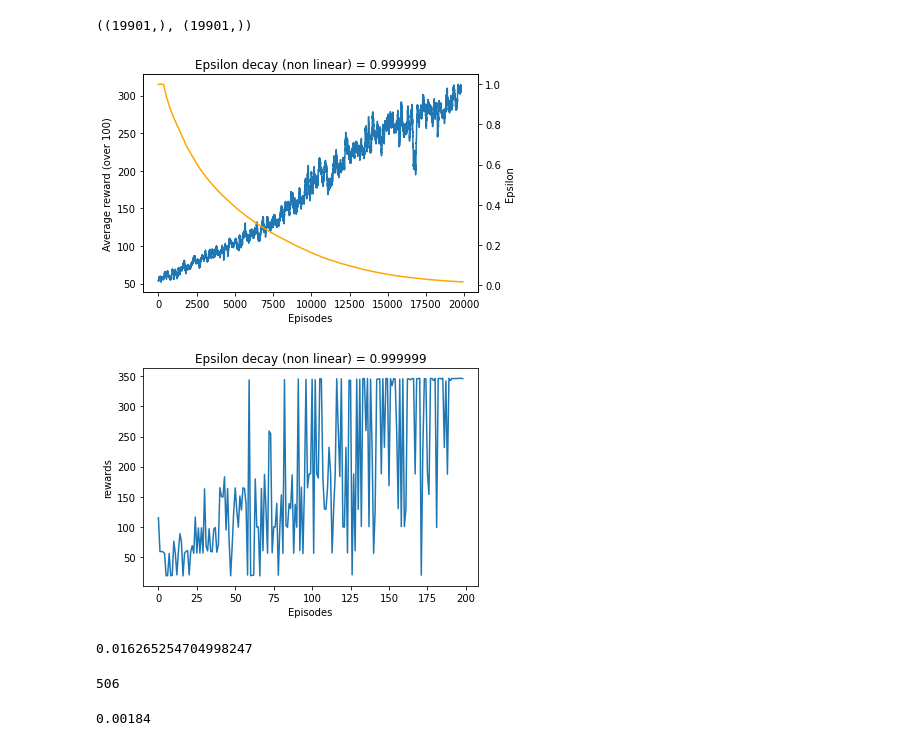
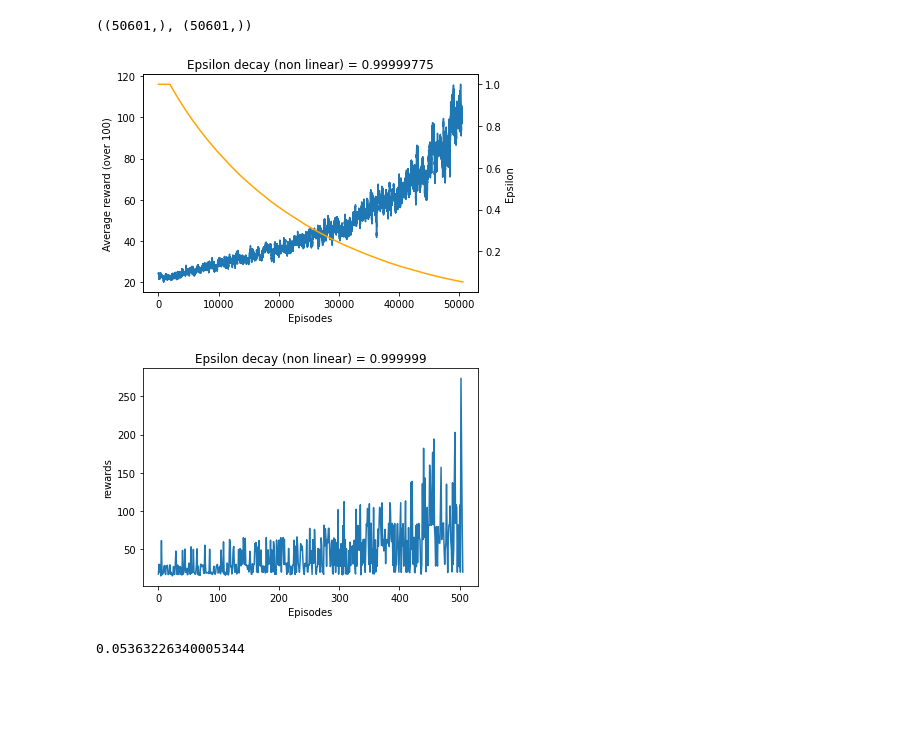
Before and after one commit to Seladus/ml-mario-qlearning, a Jupyter notebook: learning_plots.ipynb, the cells around one changed output. Saved outputs shown, nothing was run; the diff lists cells and outputs as text; code cells hidden in the pictures; blank space fills up the shorter version.

```diff
--- a/learning_plots.ipynb
+++ b/learning_plots.ipynb
@@ -7,12 +3,12 @@ import timeit
 import matplotlib.pyplot as plt
 # %%
-path_saves = "tmp/saves/models/ddqn_mario_custom_rewards"
-rewards = np.loadtxt(f"{path_saves}/rewards")
-epsilons = np.loadtxt(f"{path_saves}/epsilon")
+path_saves = "res"
+rewards = np.load(f"{path_saves}/rewards.npy")
+epsilons = np.load(f"{path_saves}/epsilon.npy")
 # %%
 rewards.shape, epsilons.shape
 # %% [output]
-((19901,), (19901,))
+((50601,), (50601,))
 # %%
 average_rewards = []
 sampled = []
@@ -23,44 +18,26 @@ for i, r in enumerate(rewards[:-100]):
         sampled.append(rewards[i])
 average_rewards = np.array(average_rewards)
 # %%
-plt.title("Epsilon decay (non linear) = 0.999999")
+plt.title("Epsilon decay (non linear) = 0.99999775")
 plt.plot(average_rewards)
 ax = plt.gca()
 ax.set_xlabel('Episodes')
 ax.set_ylabel('Average reward (over 100)')
 plt.twinx()
 ax = plt.gca()
 ax.set_ylabel('Epsilon')
 plt.plot(epsilons, 'orange')
-plt.savefig('graphs/training_average_morio.png')
 # %% [output]
-[figure, old version]
+[figure, new version]
 # %%
 plt.title("Epsilon decay (non linear) = 0.999999")
 plt.plot(sampled)
 ax = plt.gca()
 ax.set_xlabel('Episodes')
 ax.set_ylabel('rewards')
-plt.savefig('graphs/training_morio.png')
 # %% [output]
-[figure, old version]
+[figure, new version]
 # %%
 epsilons[-1]
 # %% [output]
-0.016265254704998247
+0.05363226340005344
-# %%
-ran = np.arange(8000, 11000)
-#ran = np.arange(1, 8000)
-res = []
-for i in range(len(rewards)):
-    if i % 1 == 0 and rewards[i] > 320 and i in ran:
-        #print(i, " : ", rewards[i])
-        res.append(i)
-
-print(len(res))
-# %% [output]
-506
-# %%
-23/12500
-# %% [output]
-0.00184
```
Also changed, not shown: parts of 4 cells of this notebook, 2 other files.
